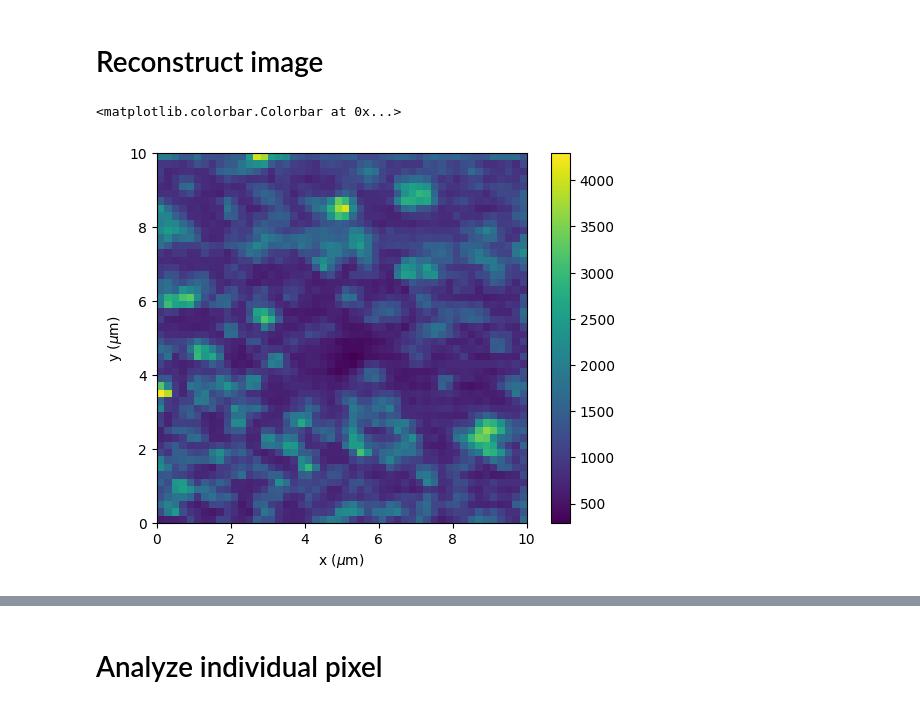
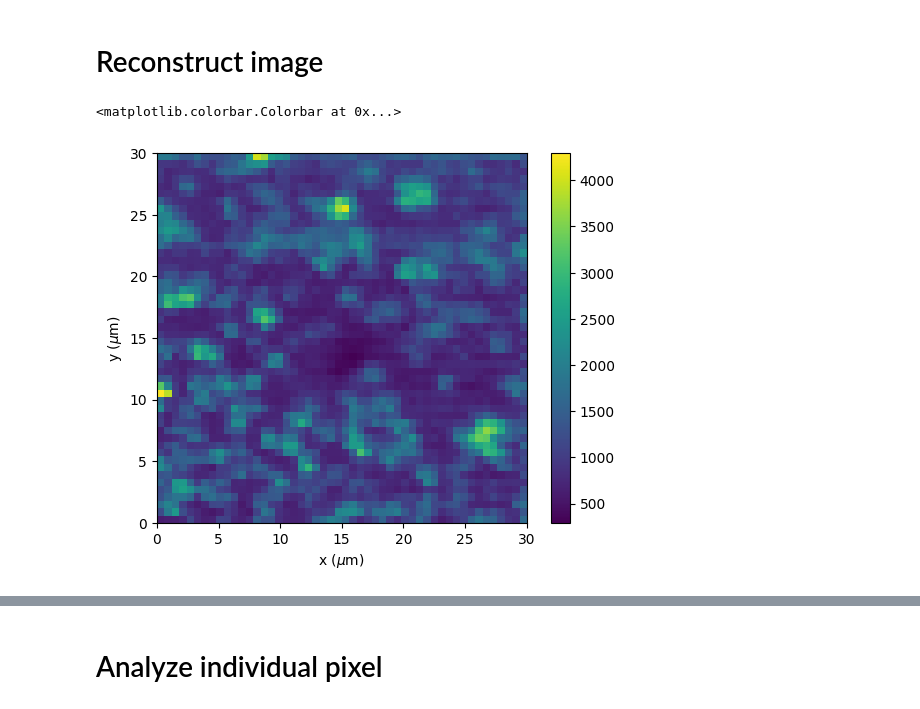
Before and after one commit to MikelElorza/Data-analysis, a Jupyter notebook: Narrow field/Imaging/Imaging_with_markers.ipynb, the cells around one changed output, grey strips where cells are left out. Drawn from its saved outputs; the diff is of its cells as text; code cells hidden in the pictures.

```diff
--- a/Narrow field/Imaging/Imaging_with_markers.ipynb
+++ b/Narrow field/Imaging/Imaging_with_markers.ipynb
@@ -95,10 +100,12 @@ M[0,0]=M[0,1]
+# %%
+M=np.array([[np.size(data['dTimes'][(data['row']==xi)&(data['col']==yi)]) for xi in xs] for yi in ys])
 # %%
 x,y=positions(df,0.2)
 # %%
-plt.imshow(M,extent=[0,10,0,10])
+plt.imshow(M,extent=[0,30,0,30])
 plt.xlabel('x ($\mu$m)')
 plt.ylabel('y ($\mu$m)')
 plt.colorbar()
 # %% [output]
 <matplotlib.colorbar.Colorbar at 0x...>
-[figure, old version]
+[figure, new version]
```
Also changed, not shown: parts of 10 cells of this notebook.
